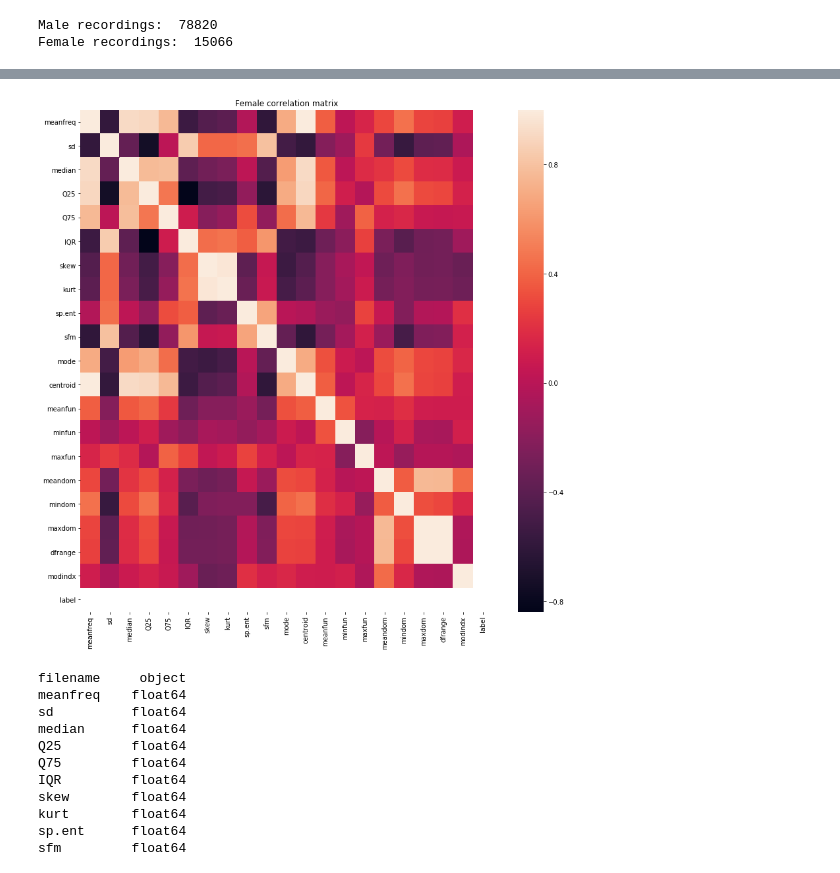
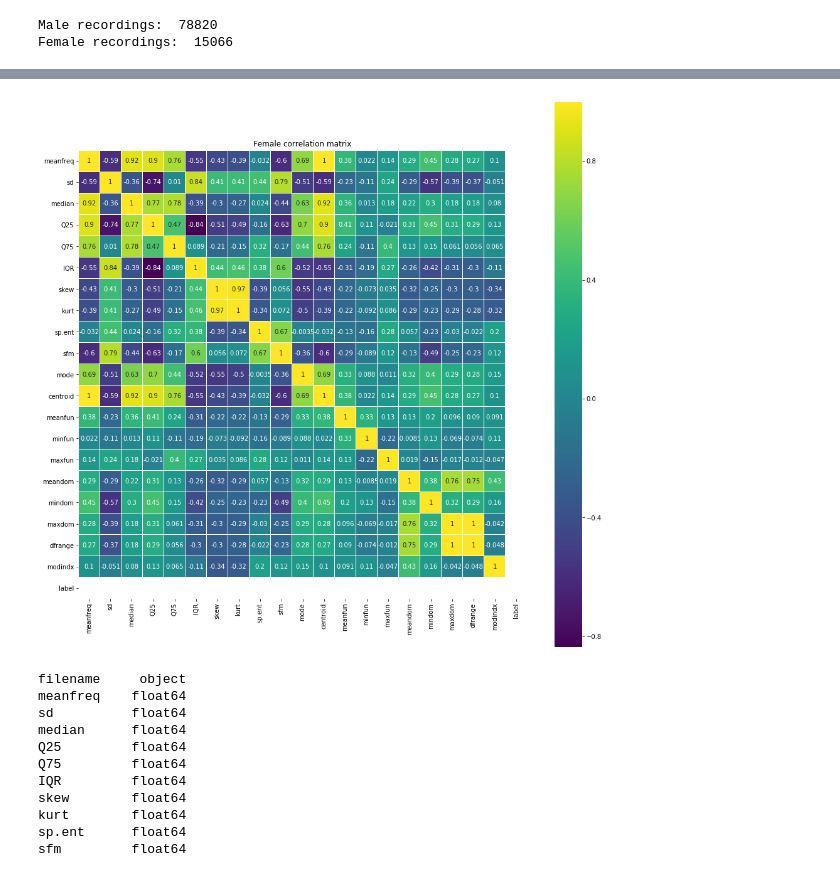
Before and after one commit to RSPB/mfmodel, a Jupyter notebook: data_analysis.ipynb, the cells around one changed output, grey strips where cells are left out. Cells and saved outputs as stored; diff of their text form; code cells hidden in the pictures.

```diff
--- a/data_analysis.ipynb
+++ b/data_analysis.ipynb
@@ -151,31 +159,37 @@ male_corr
 # %%
-plt.figure(figsize=(14, 14))
+plt.figure(figsize=(16, 16))
 plt.title('Female correlation matrix')
 
 sns.heatmap(female_corr,
             xticklabels=female_corr.columns.values,
-            yticklabels=female_corr.columns.values)
+            yticklabels=female_corr.columns.values,
+            linewidths=0.2,
+            vmax=1.0,
+            square=True,
+            cmap=plt.cm.viridis,
+            linecolor='white',
+            annot=True)
 
 female_corr
 # %% [output]
 |  | meanfreq | sd | median | Q25 | Q75 | IQR | skew | kurt | sp.ent | sfm | mode | ... |
 | meanfreq | 1.000000 | -0.591699 | 0.918497 | 0.902134 | 0.756762 | -0.549060 | -0.432546 | -0.393026 | -0.031598 | -0.603696 | 0.692733 | ... |
 | sd | -0.591699 | 1.000000 | -0.360005 | -0.741397 | 0.010176 | 0.843342 | 0.413481 | 0.414254 | 0.444014 | 0.791996 | -0.508388 | ... |
 | median | 0.918497 | -0.360005 | 1.000000 | 0.769501 | 0.779386 | -0.385284 | -0.302692 | -0.265863 | 0.023799 | -0.438997 | 0.628579 | ... |
 | Q25 | 0.902134 | -0.741397 | 0.769501 | 1.000000 | 0.470786 | -0.836948 | -0.507232 | -0.490065 | -0.163741 | -0.626415 | 0.696789 | ... |
 | Q75 | 0.756762 | 0.010176 | 0.779386 | 0.470786 | 1.000000 | 0.088815 | -0.213375 | -0.150340 | 0.316771 | -0.169233 | 0.437554 | ... |
 | IQR | -0.549060 | 0.843342 | -0.385284 | -0.836948 | 0.088815 | 1.000000 | 0.440297 | 0.460018 | 0.381363 | 0.602237 | -0.515241 | ... |
 | skew | -0.432546 | 0.413481 | -0.302692 | -0.507232 | -0.213375 | 0.440297 | 1.000000 | 0.973781 | -0.389195 | 0.055770 | -0.546284 | ... |
 | kurt | -0.393026 | 0.414254 | -0.265863 | -0.490065 | -0.150340 | 0.460018 | 0.973781 | 1.000000 | -0.337551 | 0.071647 | -0.499239 | ... |
 | sp.ent | -0.031598 | 0.444014 | 0.023799 | -0.163741 | 0.316771 | 0.381363 | -0.389195 | -0.337551 | 1.000000 | 0.669291 | -0.003498 | ... |
 | sfm | -0.603696 | 0.791996 | -0.438997 | -0.626415 | -0.169233 | 0.602237 | 0.055770 | 0.071647 | 0.669291 | 1.000000 | -0.357639 | ... |
 | ... | ... | ... | ... | ... | ... | ... | ... | ... | ... | ... | ... | ... |
 | mindom | 0.449077 | -0.569494 | 0.304623 | 0.453366 | 0.154398 | -0.416068 | -0.246191 | -0.228461 | -0.229515 | -0.493119 | 0.400851 | ... |
 | maxdom | 0.282852 | -0.390213 | 0.184843 | 0.307263 | 0.061192 | -0.308938 | -0.300883 | -0.286103 | -0.029763 | -0.245365 | 0.290727 | ... |
 | dfrange | 0.269858 | -0.374083 | 0.175950 | 0.294385 | 0.056324 | -0.297418 | -0.295374 | -0.281068 | -0.021849 | -0.230373 | 0.279551 | ... |
 | modindx | 0.102016 | -0.050739 | 0.080306 | 0.131133 | 0.064652 | -0.107942 | -0.341491 | -0.319344 | 0.201129 | 0.121188 | 0.153887 | ... |
 | label | NaN | NaN | NaN | NaN | NaN | NaN | NaN | NaN | NaN | NaN | NaN | ... |
-[figure, old version]
+[figure, new version]
 # %%
 # Let's make sure types are OK
 data.dtypes
```
Also changed, not shown: parts of 5 cells of this notebook, 4 other files.
